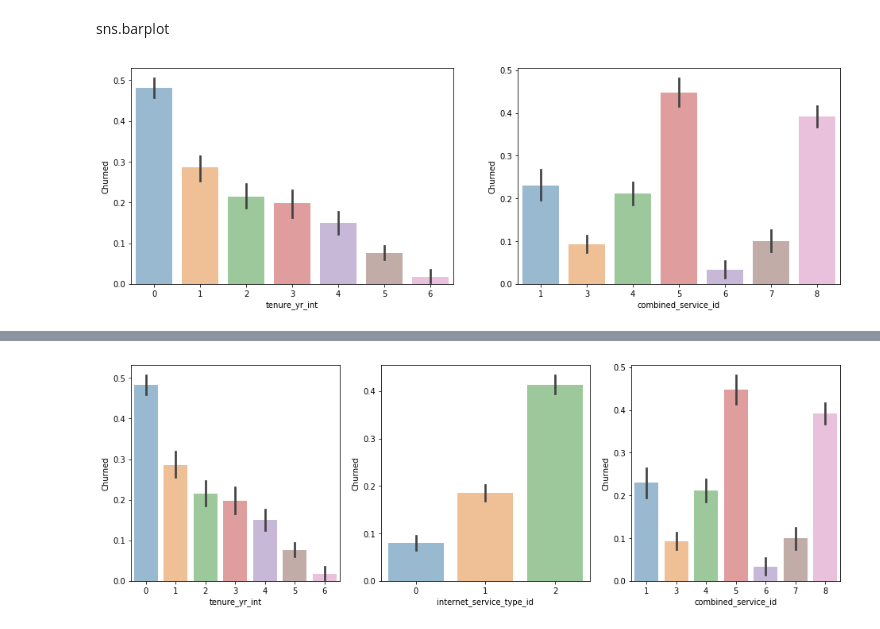
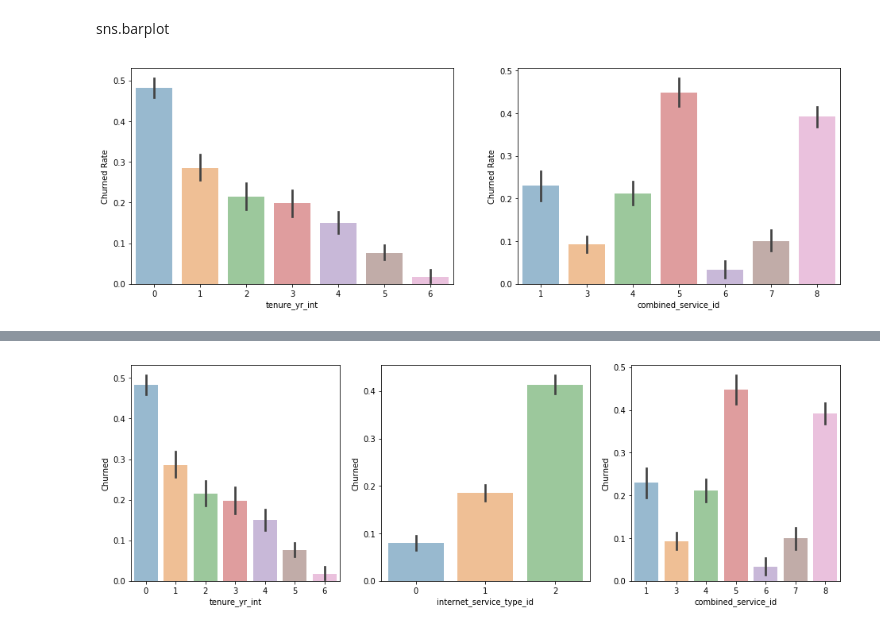
Before and after one commit to codeup-classification-project-ada/Classification, a Jupyter notebook: Codeup_Classification_Project_Ada_Final.ipynb, the cells around one changed output, grey strips where cells are left out. Cells and saved outputs as stored; diff of their text form; code cells hidden in the pictures.

Commit message:
Update visualizations

```diff
--- a/Codeup_Classification_Project_Ada_Final.ipynb
+++ b/Codeup_Classification_Project_Ada_Final.ipynb
@@ -525,12 +493,12 @@ sns.barplot
 # %%
 features = ['tenure_yr_int', 'combined_service_id']
 
 _, ax = plt.subplots(nrows=1, ncols=2, figsize=(16,5))
 
 churned_rate = train.churn_encoded.mean()
 
 for i, feature in enumerate(features):
     sns.barplot(feature, 'churn_encoded', data=train, ax=ax[i], alpha=.5)
-    ax[i].set_ylabel('Churned')
+    ax[i].set_ylabel('Churned Rate')
 # %% [output]
-[figure, old version]
+[figure, new version]
```
Also changed, not shown: parts of 14 cells of this notebook.
